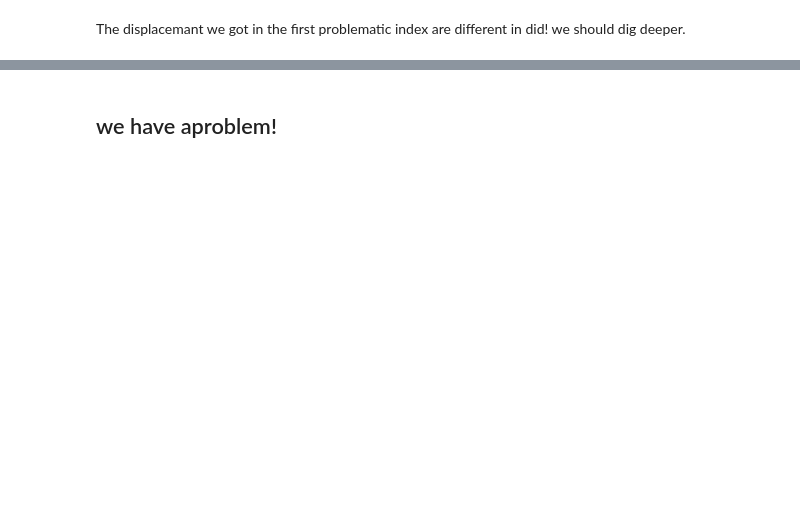
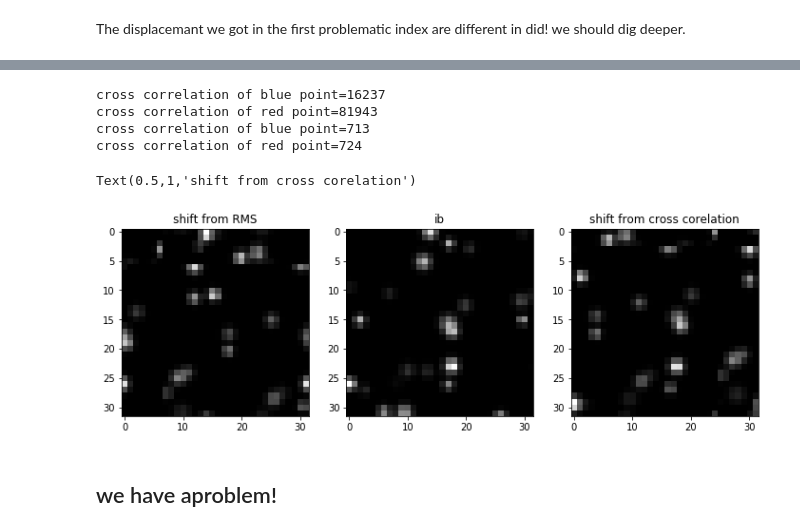
Before and after one commit to liorshig/OpenLearningPIV, a Jupyter notebook: exercises/ex1_correlate_img/piv_sum_VS_crosscorrelation_VS_FFT.ipynb, the cells around one changed output, grey strips where cells are left out. Saved outputs shown, nothing was run; the diff lists cells and outputs as text; code cells hidden in the pictures; blank space fills up the shorter version.

```diff
--- a/exercises/ex1_correlate_img/piv_sum_VS_crosscorrelation_VS_FFT.ipynb
+++ b/exercises/ex1_correlate_img/piv_sum_VS_crosscorrelation_VS_FFT.ipynb
@@ -183,2 +180,24 @@ min difference of blue point=713
+# %%
+print('cross correlation of blue point=%d' % c[31+i_my-8,31+j_my-8]) #mindif check in crosscorelation
+print('cross correlation of red point=%d' % c[i,j]) #max crosscorraltion
+print('cross correlation of blue point=%d' % cor[i_my,j_my]) #mindif check in crosscorelation
+print('cross correlation of red point=%d' % cor[i-31+8,j-31+8]) #max crosscorraltion
+plt.figure(figsize=(12,5))
+plt.subplot(1,3,1)
+plt.title('shift from RMS')
+plt.imshow(np.roll(ia,(i_my-8,j_my-8),axis=(0,1)),cmap='gray')
+plt.subplot(1,3,2)
+plt.title('ib')
+plt.imshow(np.roll(ib,(0,0),axis=(0,1)),cmap='gray')
+plt.subplot(1,3,3)
+plt.imshow(np.roll(ia,(i-31,j-31),axis=(0,1)),cmap='gray')
+plt.title('shift from cross corelation')
+# %% [output]
+cross correlation of blue point=16237
+cross correlation of red point=81943
+cross correlation of blue point=713
+cross correlation of red point=724
+Text(0.5,1,'shift from cross corelation')
+[figure, added]
 # %% [markdown]
 ## we have aproblem!
```
Also changed, not shown: parts of 14 cells of this notebook, 1 other file.
